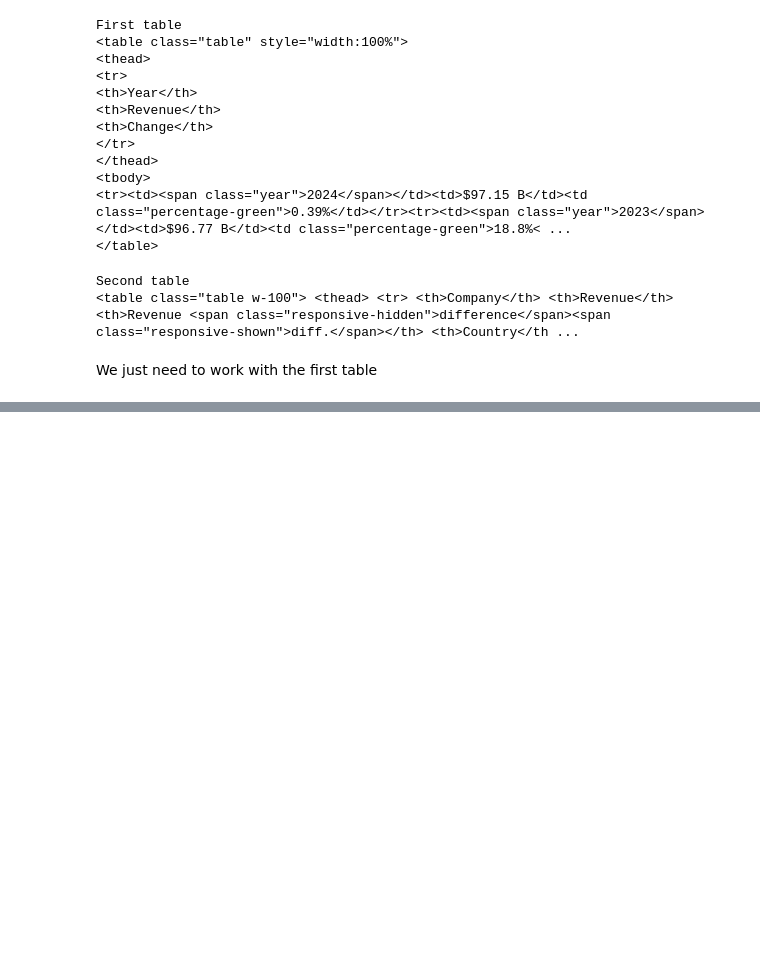
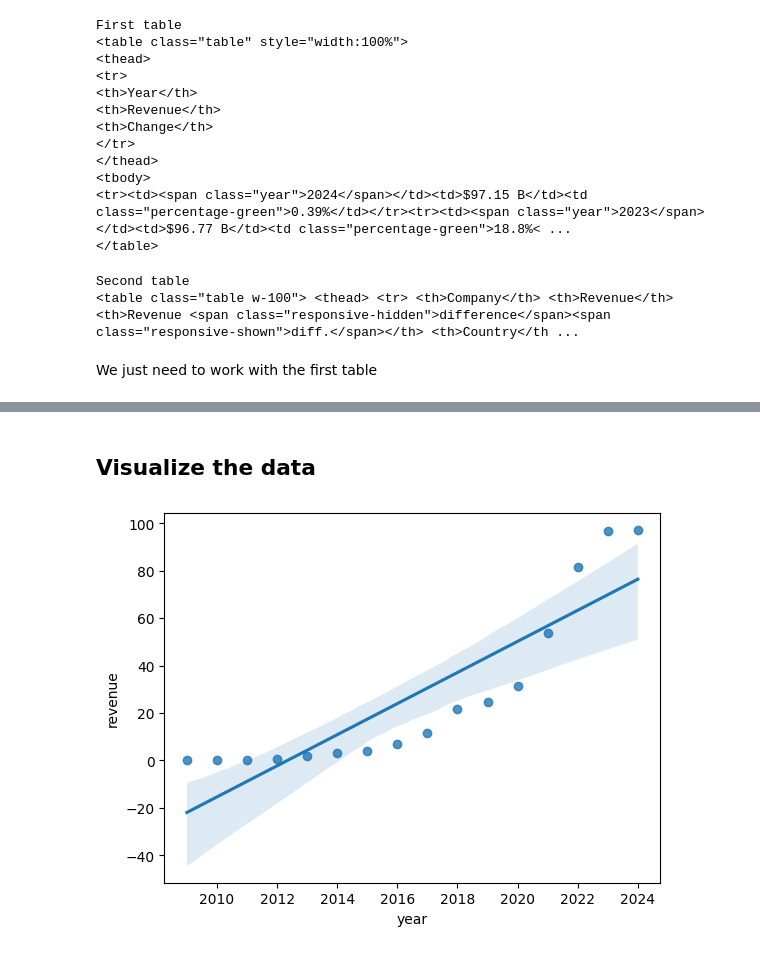
Before and after one commit to 4GeeksAcademy/alejandroNovellino-web-scraping-project-tutorial, a Jupyter notebook: src/explore.ipynb, the cells around one changed output, grey strips where cells are left out. Drawn from its saved outputs; the diff is of its cells as text; code cells hidden in the pictures; blank space fills up the shorter version.

```diff
--- a/src/explore.ipynb
+++ b/src/explore.ipynb
@@ -104,0 +109,4 @@ df
+# %%
+# set a database name
+db_name = 'my_db'
+table_name = 'annual_revenue'
@@ -104,0 +116,4 @@ df
+# %%
+# get the dataframe to verify if it is ok
+df_from_db = get_df_from_db(db_name=db_name, table_name=table_name)
+df_from_db.head()
@@ -104,0 +127,7 @@ df
+# %% [markdown]
+## Visualize the data
+# %%
+# graph with a linear regression year vs revenue
+sns.regplot(x="year", y="revenue", data=df_from_db);
+# %% [output]
+[figure, added]
```
Also changed, not shown: parts of 10 cells of this notebook, 2 other files.
